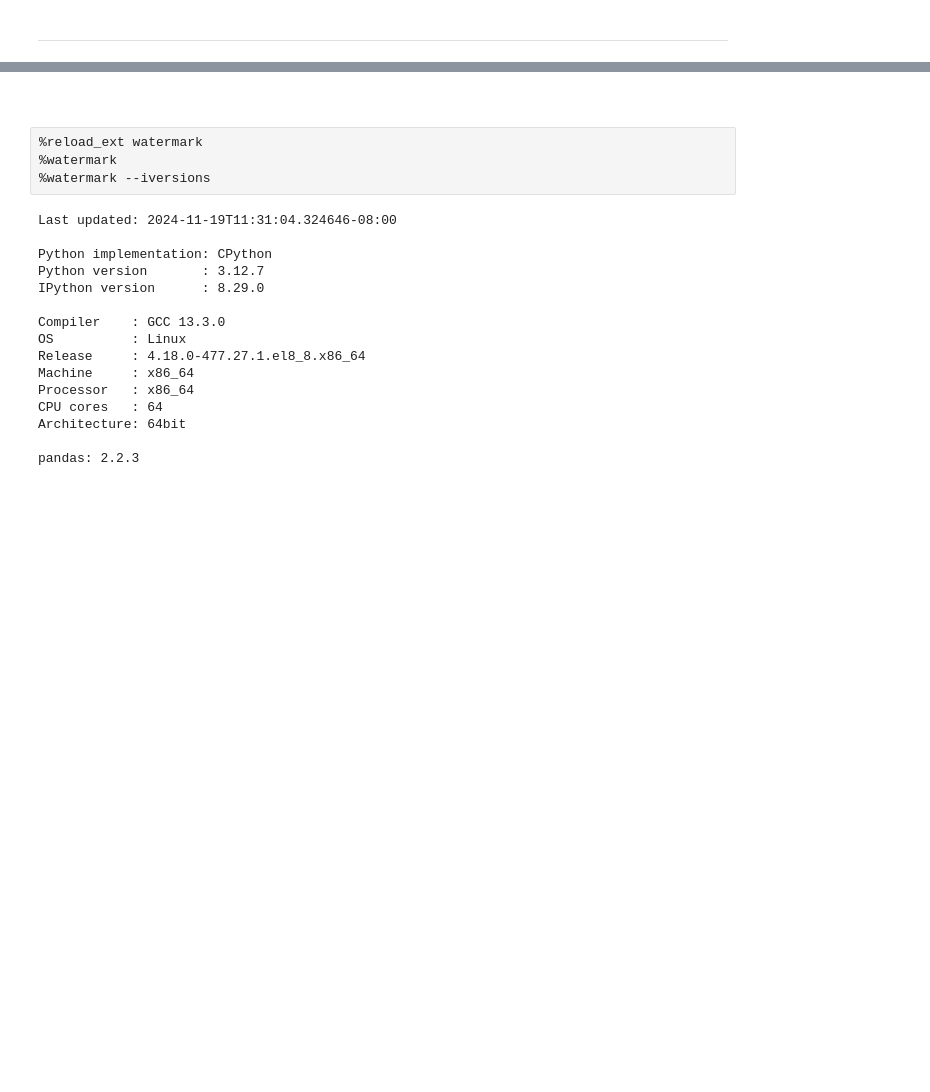
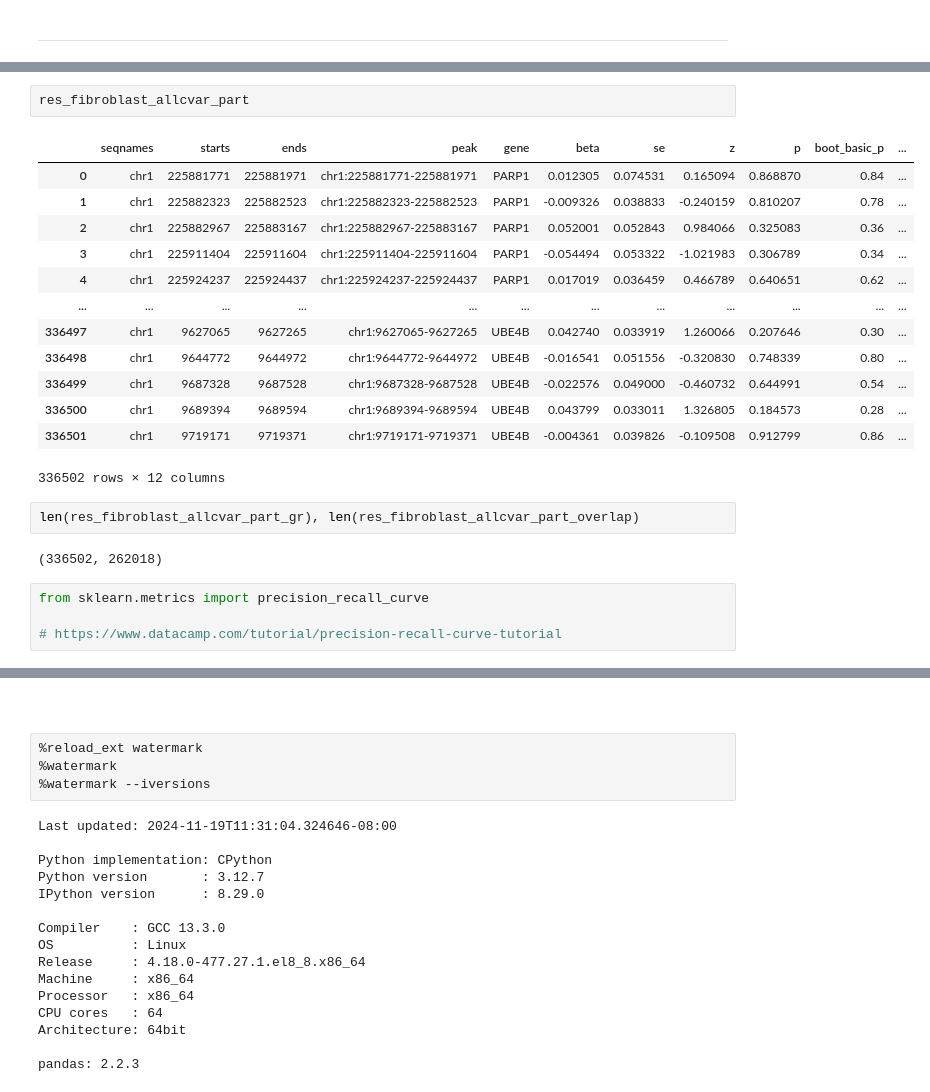
Before and after one commit to abearab/BMI-206-Class-Project, a Jupyter notebook: notebook.ipynb, the cells around one changed output, grey strips where cells are left out. Drawn from its saved outputs; the diff is of its cells as text; blank space fills up the shorter version.

```diff
--- a/notebook.ipynb
+++ b/notebook.ipynb
@@ -311,0 +373,24 @@ related links:
+# %%
+res_fibroblast_allcvar_part
+# %% [output]
+|  | seqnames | starts | ends | peak | gene | beta | se | z | p | boot_basic_p | ... |
+| 0 | chr1 | 225881771 | 225881971 | chr1:225881771-225881971 | PARP1 | 0.012305 | 0.074531 | 0.165094 | 0.868870 | 0.84 | ... |
+| 1 | chr1 | 225882323 | 225882523 | chr1:225882323-225882523 | PARP1 | -0.009326 | 0.038833 | -0.240159 | 0.810207 | 0.78 | ... |
+| 2 | chr1 | 225882967 | 225883167 | chr1:225882967-225883167 | PARP1 | 0.052001 | 0.052843 | 0.984066 | 0.325083 | 0.36 | ... |
+| 3 | chr1 | 225911404 | 225911604 | chr1:225911404-225911604 | PARP1 | -0.054494 | 0.053322 | -1.021983 | 0.306789 | 0.34 | ... |
+| 4 | chr1 | 225924237 | 225924437 | chr1:225924237-225924437 | PARP1 | 0.017019 | 0.036459 | 0.466789 | 0.640651 | 0.62 | ... |
+| ... | ... | ... | ... | ... | ... | ... | ... | ... | ... | ... | ... |
+| 336497 | chr1 | 9627065 | 9627265 | chr1:9627065-9627265 | UBE4B | 0.042740 | 0.033919 | 1.260066 | 0.207646 | 0.30 | ... |
+| 336498 | chr1 | 9644772 | 9644972 | chr1:9644772-9644972 | UBE4B | -0.016541 | 0.051556 | -0.320830 | 0.748339 | 0.80 | ... |
+| 336499 | chr1 | 9687328 | 9687528 | chr1:9687328-9687528 | UBE4B | -0.022576 | 0.049000 | -0.460732 | 0.644991 | 0.54 | ... |
+| 336500 | chr1 | 9689394 | 9689594 | chr1:9689394-9689594 | UBE4B | 0.043799 | 0.033011 | 1.326805 | 0.184573 | 0.28 | ... |
+| 336501 | chr1 | 9719171 | 9719371 | chr1:9719171-9719371 | UBE4B | -0.004361 | 0.039826 | -0.109508 | 0.912799 | 0.86 | ... |
+336502 rows × 12 columns
+# %%
+len(res_fibroblast_allcvar_part_gr), len(res_fibroblast_allcvar_part_overlap)
+# %% [output]
+(336502, 262018)
+# %%
+from sklearn.metrics import precision_recall_curve
+
+# https://www.datacamp.com/tutorial/precision-recall-curve-tutorial
```
Also changed, not shown: parts of 33 cells of this notebook.
